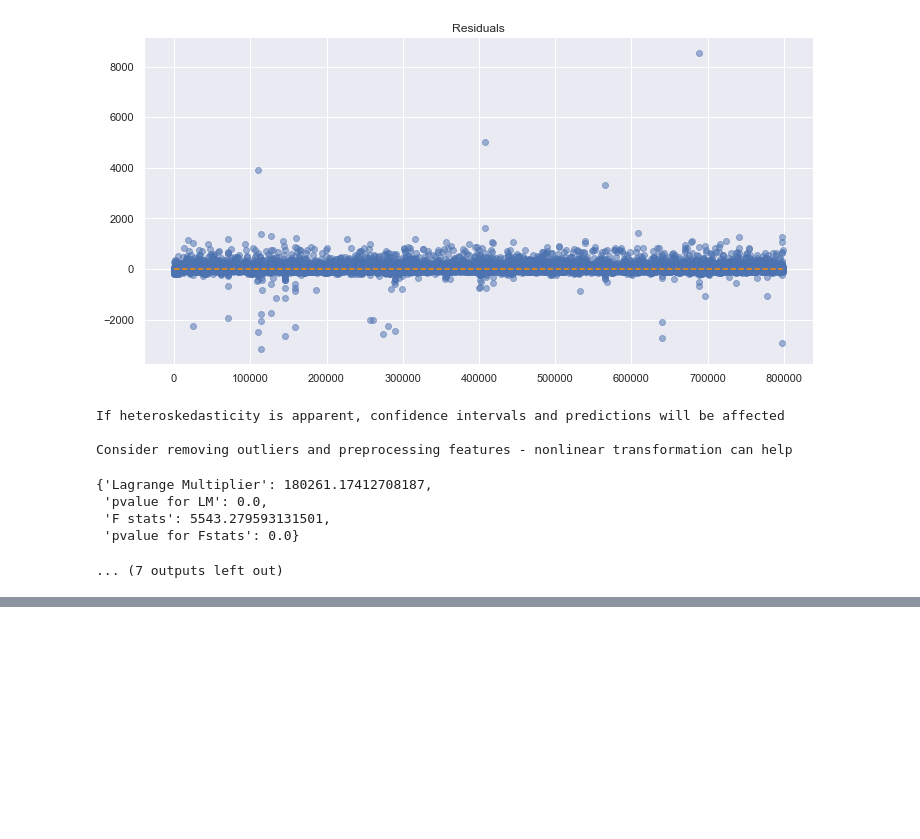
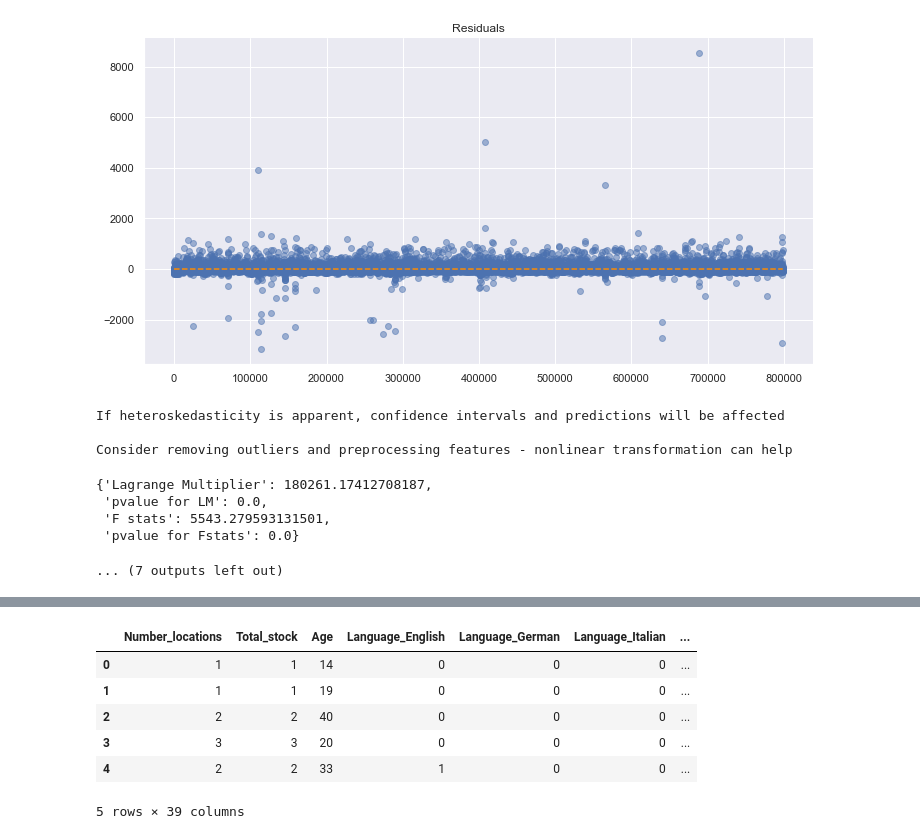
Before and after one commit to srosamont/Projects_Ironhack, a Jupyter notebook: Book_loan/Book_Loan_modeling.ipynb, the cells around one changed output, grey strips where cells are left out. Cells and saved outputs as stored; diff of their text form; code cells hidden in the pictures; blank space fills up the shorter version.

```diff
--- a/Book_loan/Book_Loan_modeling.ipynb
+++ b/Book_loan/Book_Loan_modeling.ipynb
@@ -979,0 +1037,10 @@ model_fit.resid.abs().mean()
+# %%
+X.head()
+# %% [output]
+|  | Number_locations | Total_stock | Age | Language_English | Language_German | Language_Italian | ... |
+| 0 | 1 | 1 | 14 | 0 | 0 | 0 | ... |
+| 1 | 1 | 1 | 19 | 0 | 0 | 0 | ... |
+| 2 | 2 | 2 | 40 | 0 | 0 | 0 | ... |
+| 3 | 3 | 3 | 20 | 0 | 0 | 0 | ... |
+| 4 | 2 | 2 | 33 | 1 | 0 | 0 | ... |
+5 rows × 39 columns
```
Also changed, not shown: parts of 22 cells of this notebook.
